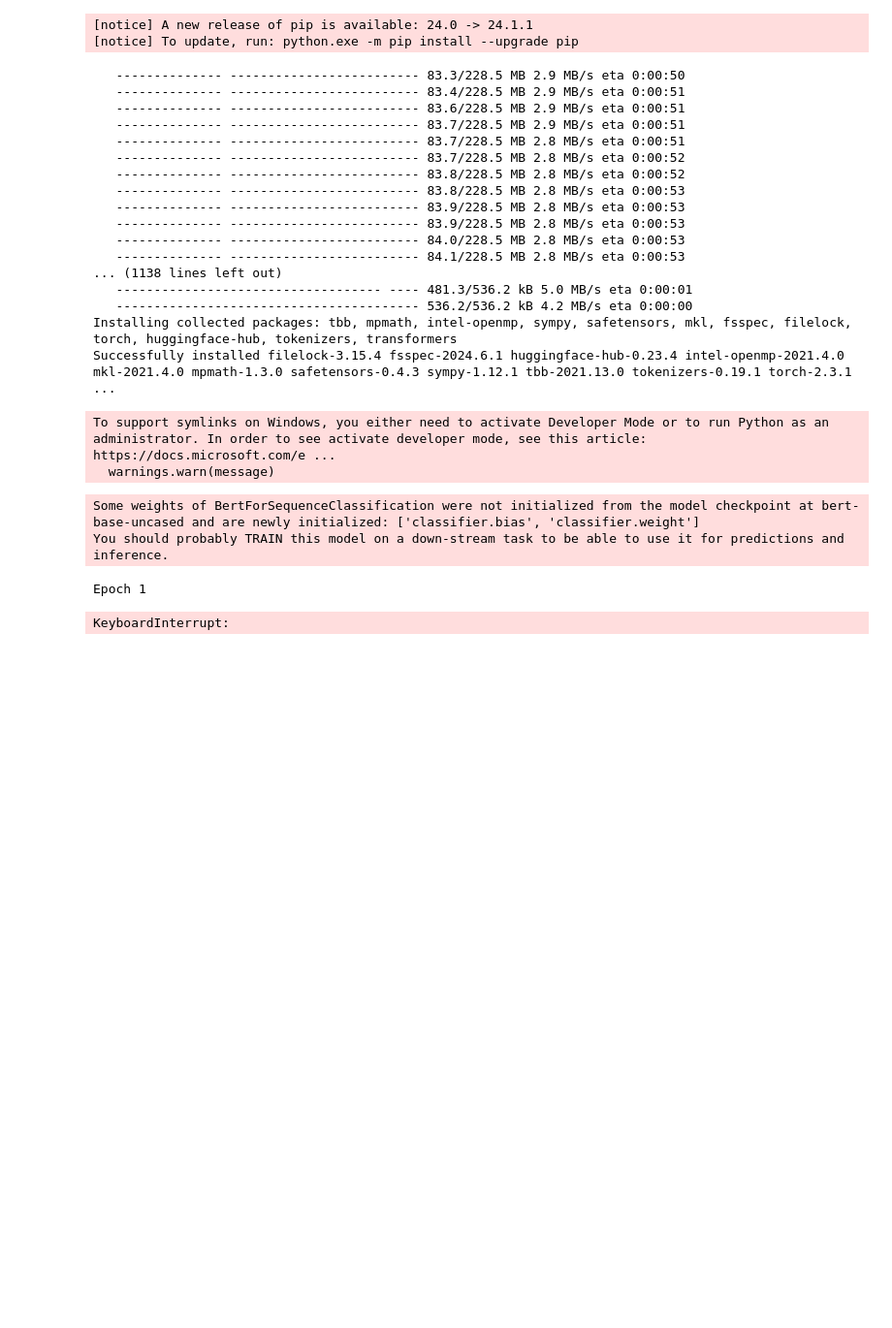
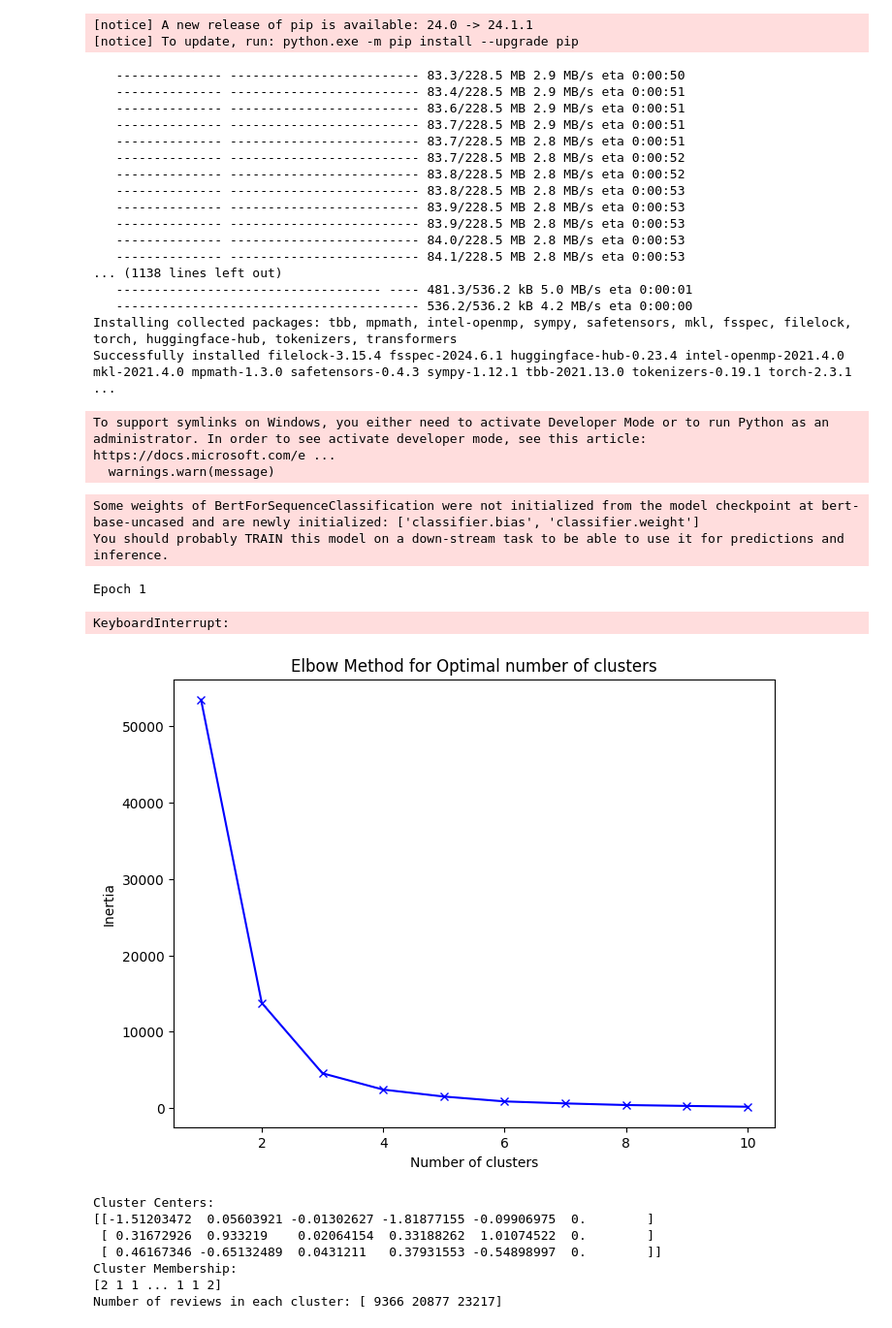
Before and after one commit to varuntej1812/BTP, a Jupyter notebook: features.ipynb, the cells around one changed output. Shown at 97% size. Cells and saved outputs as stored; diff of their text form; code cells hidden in the pictures; blank space fills up the shorter version.

```diff
--- a/features.ipynb
+++ b/features.ipynb
@@ -638,3 +638,73 @@ Some weights of BertForSequenceClassification were not initialized from the mode
 You should probably TRAIN this model on a down-stream task to be able to use it for predictions and inference.
 Epoch 1
 KeyboardInterrupt:
+# %%
+import numpy as np
+import pandas as pd
+from sklearn.preprocessing import StandardScaler
+from fcmeans import FCM
+import matplotlib.pyplot as plt
+
+# Load the processed dataset
+df = pd.read_csv('threshold.csv')
+
+# Select rule threshold columns as features
+features = df[['rule1_threshold', 'rule2_threshold', 'rule3_threshold', 'rule4_threshold', 'rule5_threshold', 'rule6_threshold']].values
+
+# Standardize the features
+scaler = StandardScaler()
+features_scaled = scaler.fit_transform(features)
+
+# Determine the optimal number of clusters using the elbow method
+inertia = []
+K = range(1, 11)
+
+for k in K:
+    fcm = FCM(n_clusters=k, m=2.0)
+    fcm.fit(features_scaled)
+    # Calculate inertia (sum of squared distances to the closest centroid)
+    distances = np.min(fcm.u, axis=1)
+    inertia.append(np.sum(distances))
+
+# Plot the inertia values to find the "elbow"
+plt.figure(figsize=(8, 6))
+plt.plot(K, inertia, 'bx-')
+plt.xlabel('Number of clusters')
+plt.ylabel('Inertia')
+plt.title('Elbow Method for Optimal number of clusters')
+plt.show()
+
+# Based on the plot, choose the optimal number of clusters
+optimal_clusters = 3  # Replace this with the chosen number from the plot
+
+# Train the Fuzzy C-Means model with the optimal number of clusters
+fcm = FCM(n_clusters=optimal_clusters, m=2.0)
+fcm.fit(features_scaled)
+
+# Get the cluster centers and membership values
+cntr = fcm.centers
+u = fcm.u
+
+# Assign cluster membership based on the highest membership value
+cluster_membership = np.argmax(u, axis=1)
+
+# Add the cluster membership to the dataframe
+df['cluster'] = cluster_membership
+
+# Save the results to a CSV file
+df.to_csv('clusters.csv', index=False)
+
+# Print the results
+print("Cluster Centers:")
+print(cntr)
+print(f"Cluster Membership:\n{cluster_membership}")
+print(f"Number of reviews in each cluster: {np.bincount(cluster_membership)}")
+# %% [output]
+[figure, added]
+Cluster Centers:
+[[-1.51203472  0.05603921 -0.01302627 -1.81877155 -0.09906975  0.        ]
+ [ 0.31672926  0.933219    0.02064154  0.33188262  1.01074522  0.        ]
+ [ 0.46167346 -0.65132489  0.0431211   0.37931553 -0.54898997  0.        ]]
+Cluster Membership:
+[2 1 1 ... 1 1 2]
+Number of reviews in each cluster: [ 9366 20877 23217]
```
Also changed, not shown: parts of 1 cell of this notebook, 2 other files.
